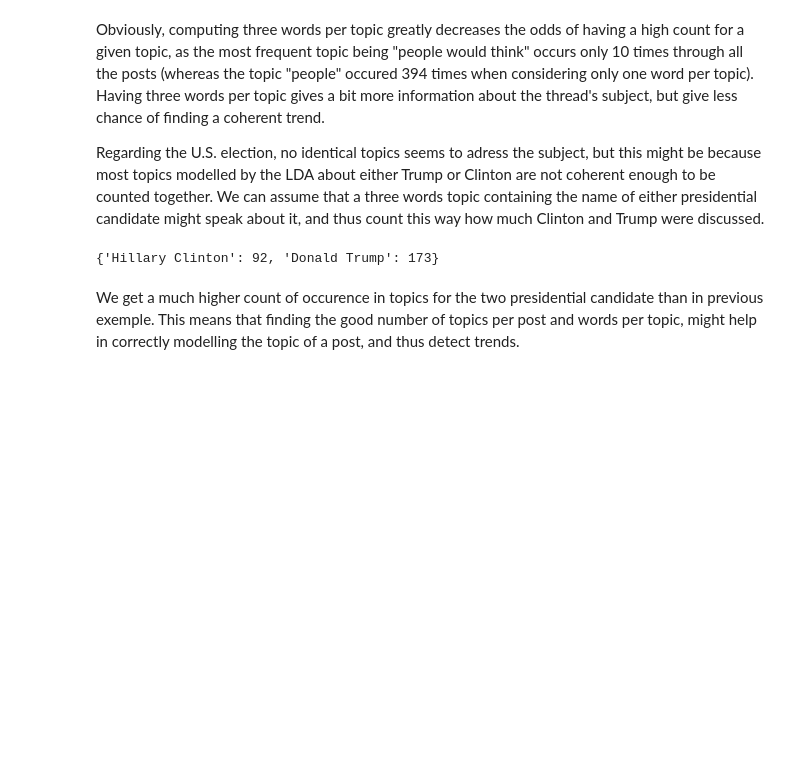
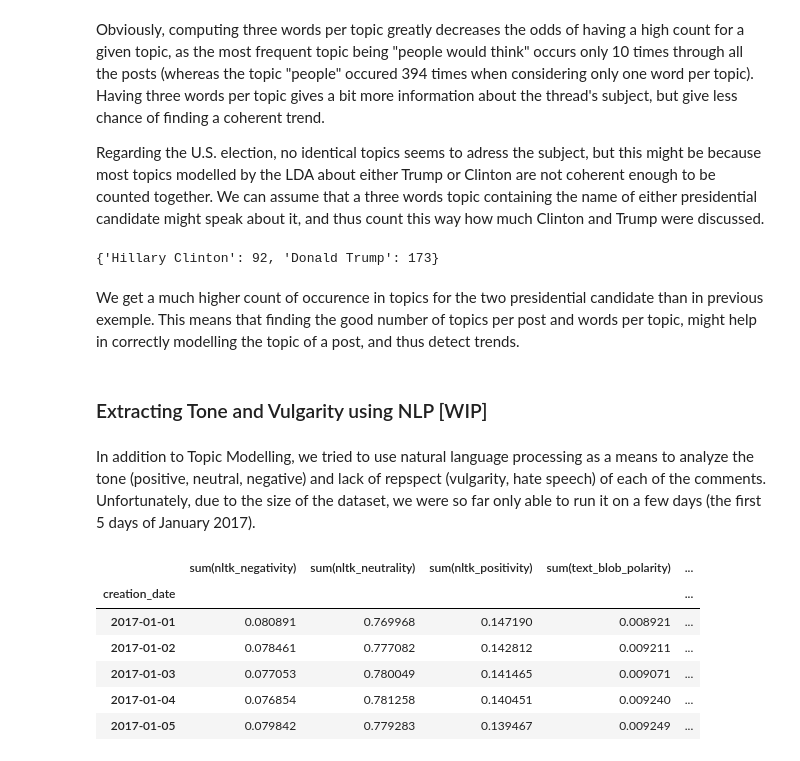
Before and after one commit to MetaHG/Reddit-opinions-polarization, a Jupyter notebook: notebooks/DataCollection.ipynb, the cells around one changed output. Drawn from its saved outputs; the diff is of its cells as text; code cells hidden in the pictures; blank space fills up the shorter version.

Commit message:
Add tone and vulgarity analysis to data collection notebook

```diff
--- a/notebooks/DataCollection.ipynb
+++ b/notebooks/DataCollection.ipynb
@@ -31,6 +31,7 @@ subreddit_agreement = spark.read.load('../data/subreddit_agreement.parquet').toP
 daily_agreement = spark.read.load('../data/daily_agreement.parquet').toPandas().set_index('created')
 lda_result_one_w_df = spark.read.load('../data/oneW_oneT_lda_result.parquet').toPandas().set_index('post_id')
 lda_result_three_w_df = spark.read.load('../data/threeW_twoT_lda_result.parquet').toPandas().set_index('post_id')
+nlp_metrics_full = spark.read.load('../data/daily_nlp_metrics_full.parquet/')
 # %% [markdown]
 ### Dataset Description
 
@@ -339,3 +340,20 @@ count_dict
 {'Hillary Clinton': 92, 'Donald Trump': 173}
 # %% [markdown]
 We get a much higher count of occurence in topics for the two presidential candidate than in previous exemple. This means that finding the good number of topics per post and words per topic, might help in correctly modelling the topic of a post, and thus detect trends.
+# %% [markdown]
+### Extracting Tone and Vulgarity using NLP [WIP]
+# %% [markdown]
+In addition to Topic Modelling, we tried to use natural language processing as a means to analyze the tone (positive, neutral, negative) and lack of repspect (vulgarity, hate speech) of each of the comments. Unfortunately, due to the size of the dataset, we were so far only able to run it on a few days (the first 5 days of January 2017).
+# %%
+nlp_per_day = nlp_metrics_full.withColumn('dummy', func.lit(1)).groupBy('creation_date').sum()
+pd_per_day = nlp_per_day.toPandas().set_index('creation_date').sort_index()
+pd_percentage = pd_per_day.iloc[:, :-1].div(pd_per_day.iloc[:, -1], axis=0)
+pd_percentage
+# %% [output]
+|  | sum(nltk_negativity) | sum(nltk_neutrality) | sum(nltk_positivity) | sum(text_blob_polarity) | ... |
+| creation_date |  |  |  |  | ... |
+| 2017-01-01 | 0.080891 | 0.769968 | 0.147190 | 0.008921 | ... |
+| 2017-01-02 | 0.078461 | 0.777082 | 0.142812 | 0.009211 | ... |
+| 2017-01-03 | 0.077053 | 0.780049 | 0.141465 | 0.009071 | ... |
+| 2017-01-04 | 0.076854 | 0.781258 | 0.140451 | 0.009240 | ... |
+| 2017-01-05 | 0.079842 | 0.779283 | 0.139467 | 0.009249 | ... |
```
Also changed, not shown: parts of 12 cells of this notebook.
